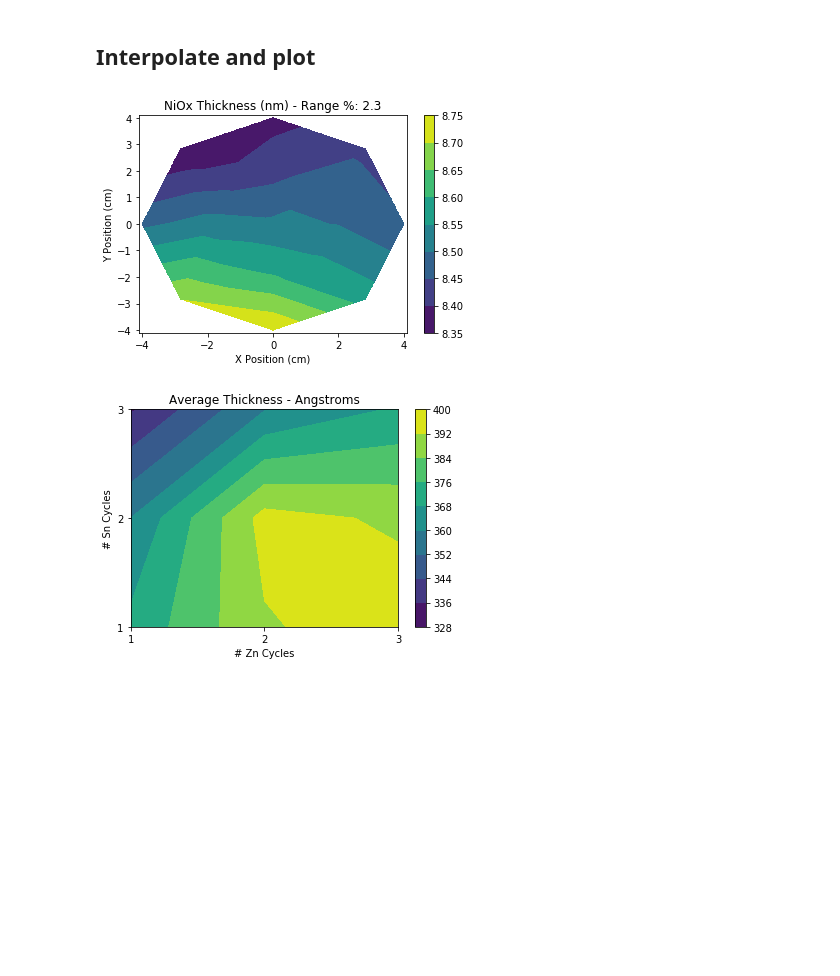
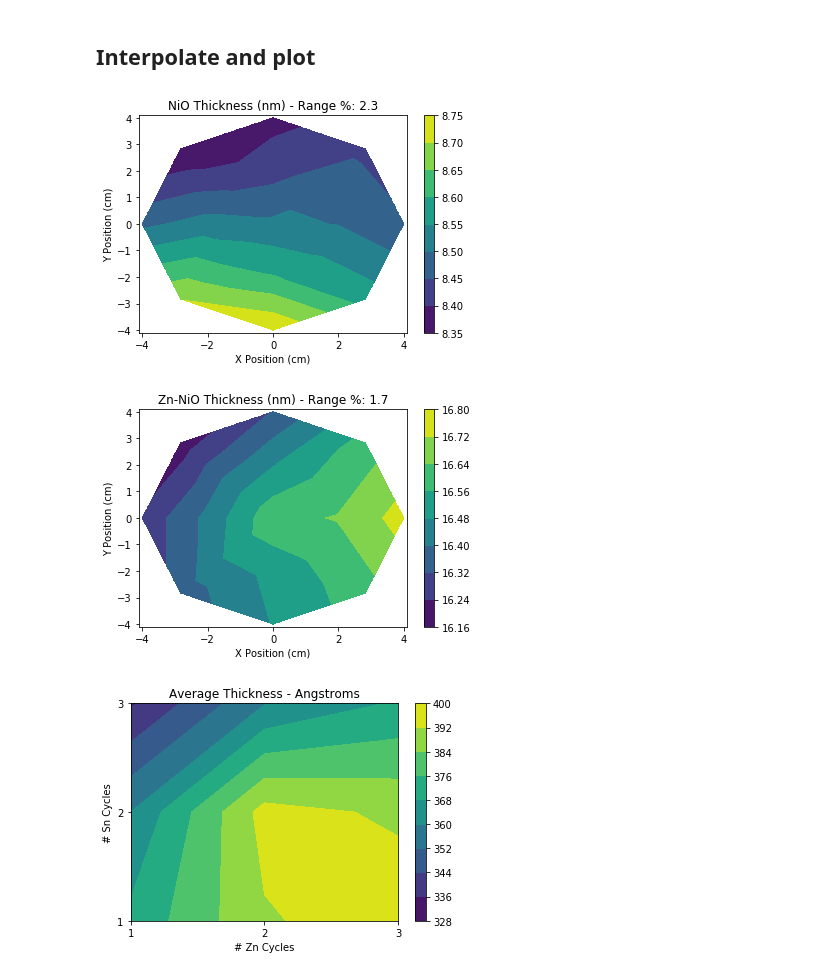
Before and after one commit to orlando-trejo/Dasgroupta, a Jupyter notebook: Ellipsometry/wafer_map.ipynb, the cells around one changed output. Drawn from its saved outputs; the diff is of its cells as text; code cells hidden in the pictures; blank space fills up the shorter version.

```diff
--- a/Ellipsometry/wafer_map.ipynb
+++ b/Ellipsometry/wafer_map.ipynb
@@ -45,21 +45,22 @@ xi,yi = np.meshgrid(xi,yi)
 # %%
 #fig, ax = plt.subplots(nrows=2, ncols=2)
 #levels = MaxNLocator(nbins=50).tick_values(15, 40)
 
 # Interpolate using three different methods and plot
 for i in range(0, len(samples)):
     zi = griddata((x, y), df[samples[i]], (xi, yi), method='linear')
     rng = (df[samples[i]].max()-df[samples[i]].min())/df[samples[i]].mean()/2*100
     plt.contourf(xi, yi, zi)#, levels=levels)
     plt.xlabel('X Position (cm)')
     plt.ylabel('Y Position (cm)')
     plt.colorbar()
-    plt.title('{} Thickness (nm) - Range %: {}'.format('NiOx', np.round(rng,1)))
+    plt.title('{} Thickness (nm) - Range %: {}'.format(samples[i], np.round(rng,1)))
     plt.savefig(samples[i], dpi=300)
     plt.show()
     # add dots with actual measurements
 # %% [output]
-[figure, old version]
+[figure, new version]
+[figure, added]
 # %%
 sn = [1, 1, 2, 3, 3]
 zn = [1, 3, 2, 1, 3]
```
Also changed, not shown: 3 other files.
